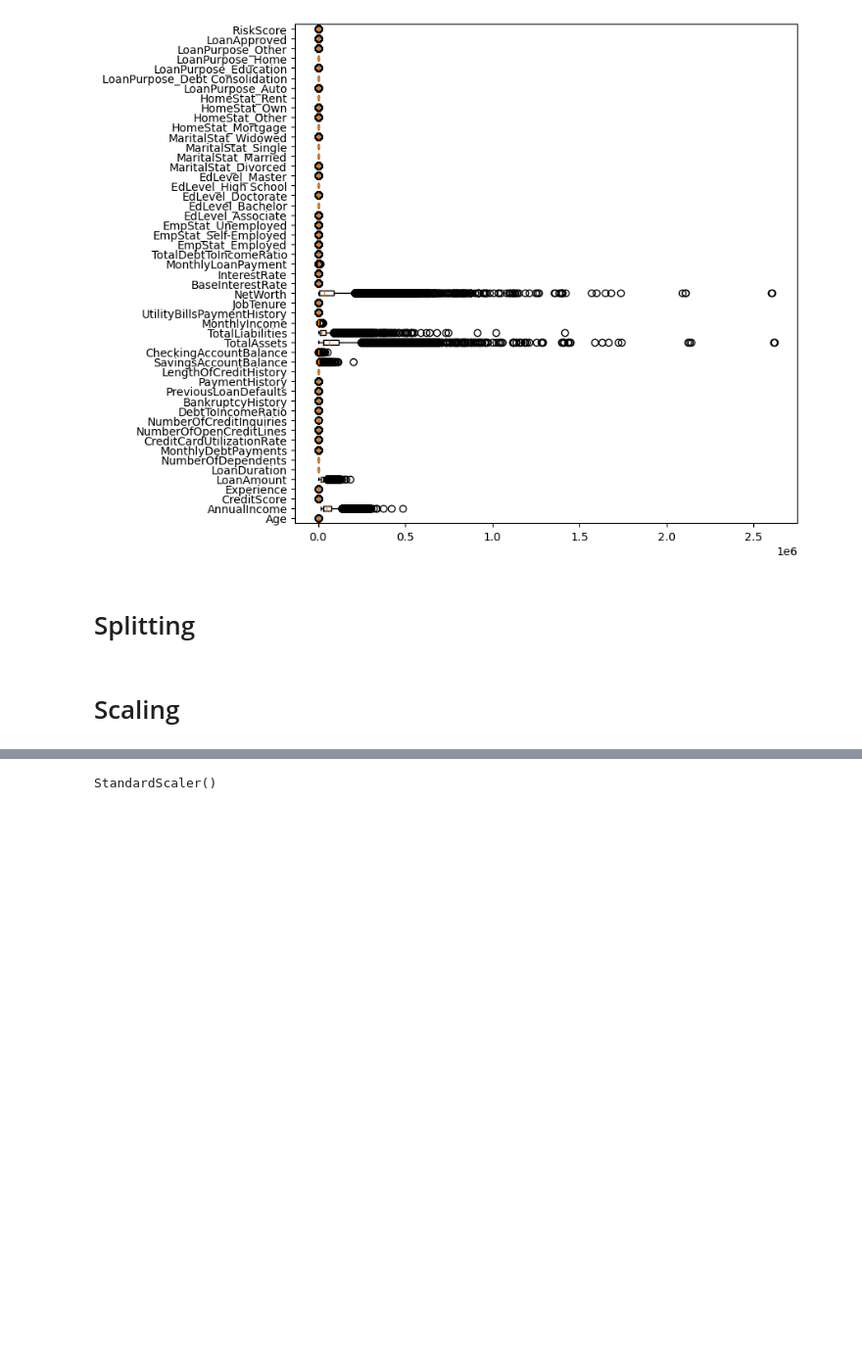
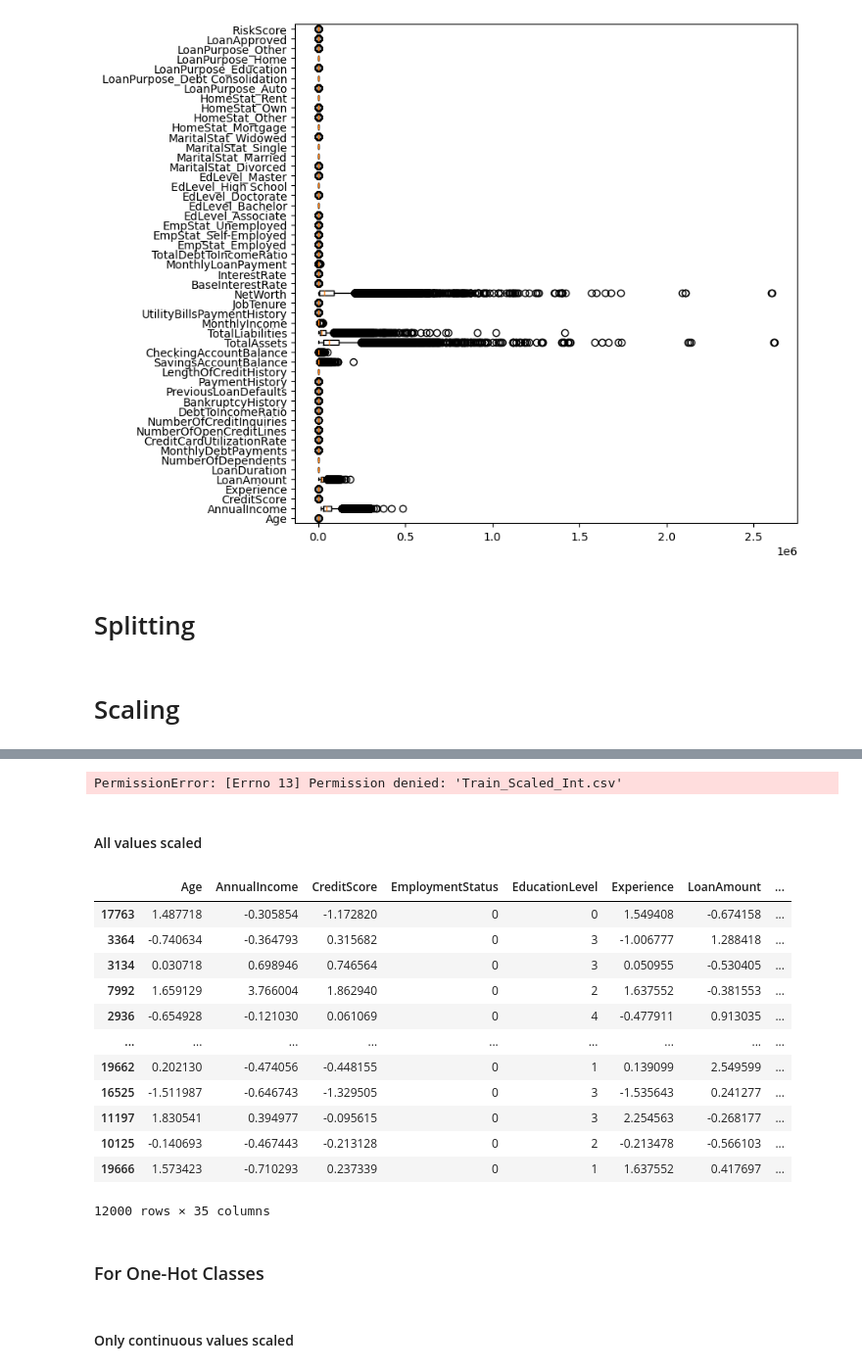
Before and after one commit to RMan2323/loan-risk-predictor, a Jupyter notebook: Preprocessing.ipynb, the cells around one changed output, grey strips where cells are left out. Shown: that part at 98% size. Drawn from its saved outputs; the diff is of its cells as text; code cells hidden in the pictures; blank space fills up the shorter version.

```diff
--- a/Preprocessing.ipynb
+++ b/Preprocessing.ipynb
@@ -181,0 +202,3 @@ test_Int.to_csv("Test_Orig_Int.csv", index=False)
+# %%
+columns_to_remove = ['EmploymentStatus', 'EducationLevel', 'MaritalStatus', 'HomeOwnershipStatus', 'LoanPurpose', 'LoanApproved']
+remaining_columns = [col for col in train_Int.columns if col not in columns_to_remove]
@@ -182,13 +225,35 @@ test_Int.to_csv("Test_Orig_Int.csv", index=False)
 # %%
-scalar = StandardScaler()
-scalar.fit(train_Int[train_Int.columns])
+scaler = StandardScaler()
+for col in remaining_columns:
+    scaler.fit(train_Int[col].values.reshape(-1, 1))
+    train_Int[col] = scaler.transform(train_Int[col].values.reshape(-1, 1)).flatten()
+    valid_Int[col] = scaler.transform(valid_Int[col].values.reshape(-1, 1)).flatten()
+    test_Int[col] = scaler.transform(test_Int[col].values.reshape(-1, 1)).flatten()
-# %% [output]
-StandardScaler()
-# %%
-train_Int[train_Int.columns] = scalar.transform(train_Int[train_Int.columns])
-valid_Int[train_Int.columns] = scalar.transform(valid_Int)
-test_Int[train_Int.columns] = scalar.transform(test_Int)
 # %%
-train_Int.to_csv("Train_Scaled_Int.csv", index=False)
-valid_Int.to_csv("Valid_Scaled_Int.csv", index=False)
-test_Int.to_csv("Test_Scaled_Int.csv", index=False)
+train_Int.to_csv("Train_Scaled_Cont_Int.csv", index=False)
+valid_Int.to_csv("Valid_Scaled_Cont_Int.csv", index=False)
+test_Int.to_csv("Test_Scaled_Cont_Int.csv", index=False)
+# %% [output]
+PermissionError: [Errno 13] Permission denied: 'Train_Scaled_Int.csv'
+# %% [markdown]
+#### All values scaled
+# %%
+for col in columns_to_remove:
+    scaler.fit(train_Int[col].values.reshape(-1, 1))
+    train_Int[col] = scaler.transform(train_Int[col].values.reshape(-1, 1)).flatten()
+    valid_Int[col] = scaler.transform(valid_Int[col].values.reshape(-1, 1)).flatten()
+    test_Int[col] = scaler.transform(test_Int[col].values.reshape(-1, 1)).flatten()
+# %% [output]
+|  | Age | AnnualIncome | CreditScore | EmploymentStatus | EducationLevel | Experience | LoanAmount | ... |
+| 17763 | 1.487718 | -0.305854 | -1.172820 | 0 | 0 | 1.549408 | -0.674158 | ... |
+| 3364 | -0.740634 | -0.364793 | 0.315682 | 0 | 3 | -1.006777 | 1.288418 | ... |
+| 3134 | 0.030718 | 0.698946 | 0.746564 | 0 | 3 | 0.050955 | -0.530405 | ... |
+| 7992 | 1.659129 | 3.766004 | 1.862940 | 0 | 2 | 1.637552 | -0.381553 | ... |
+| 2936 | -0.654928 | -0.121030 | 0.061069 | 0 | 4 | -0.477911 | 0.913035 | ... |
+| ... | ... | ... | ... | ... | ... | ... | ... | ... |
+| 19662 | 0.202130 | -0.474056 | -0.448155 | 0 | 1 | 0.139099 | 2.549599 | ... |
+| 16525 | -1.511987 | -0.646743 | -1.329505 | 0 | 3 | -1.535643 | 0.241277 | ... |
+| 11197 | 1.830541 | 0.394977 | -0.095615 | 0 | 3 | 2.254563 | -0.268177 | ... |
+| 10125 | -0.140693 | -0.467443 | -0.213128 | 0 | 2 | -0.213478 | -0.566103 | ... |
+| 19666 | 1.573423 | -0.710293 | 0.237339 | 0 | 1 | 1.637552 | 0.417697 | ... |
+12000 rows × 35 columns
@@ -194,0 +264,4 @@ test_Int.to_csv("Test_Scaled_Int.csv", index=False)
+# %% [markdown]
+### For One-Hot Classes
+# %% [markdown]
+#### Only continuous values scaled
```
Also changed, not shown: parts of 15 cells of this notebook, 12 other files.
